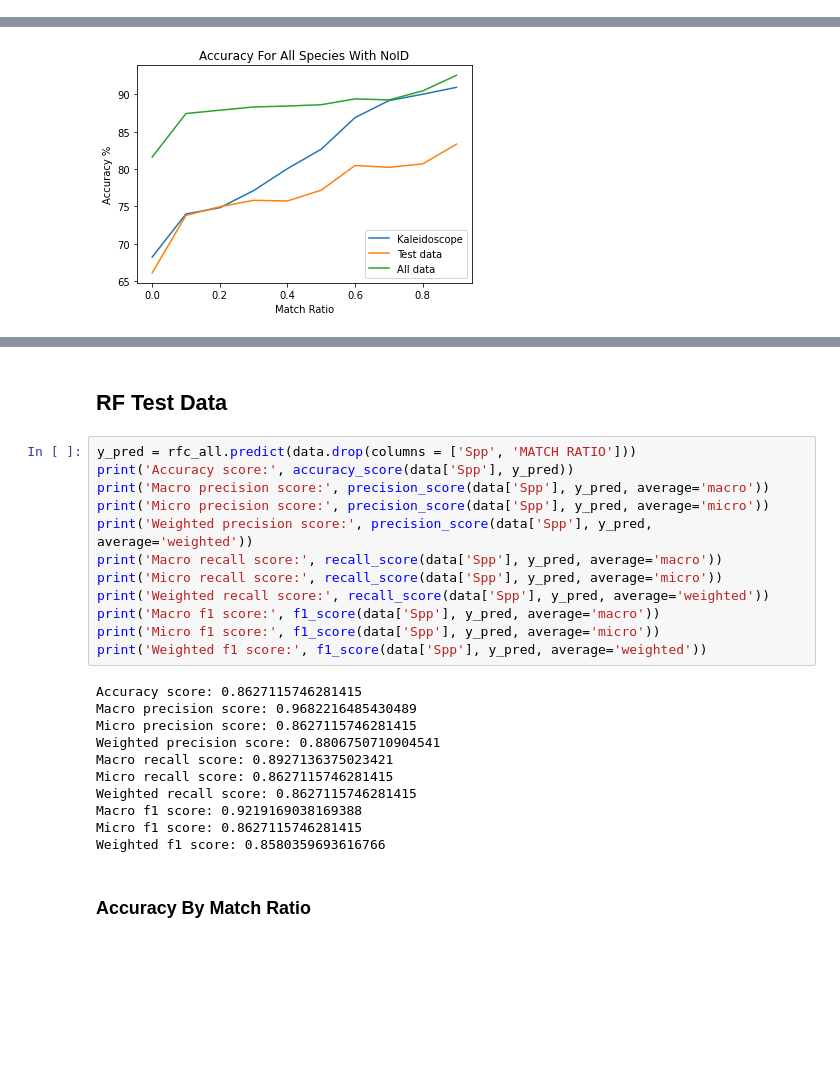
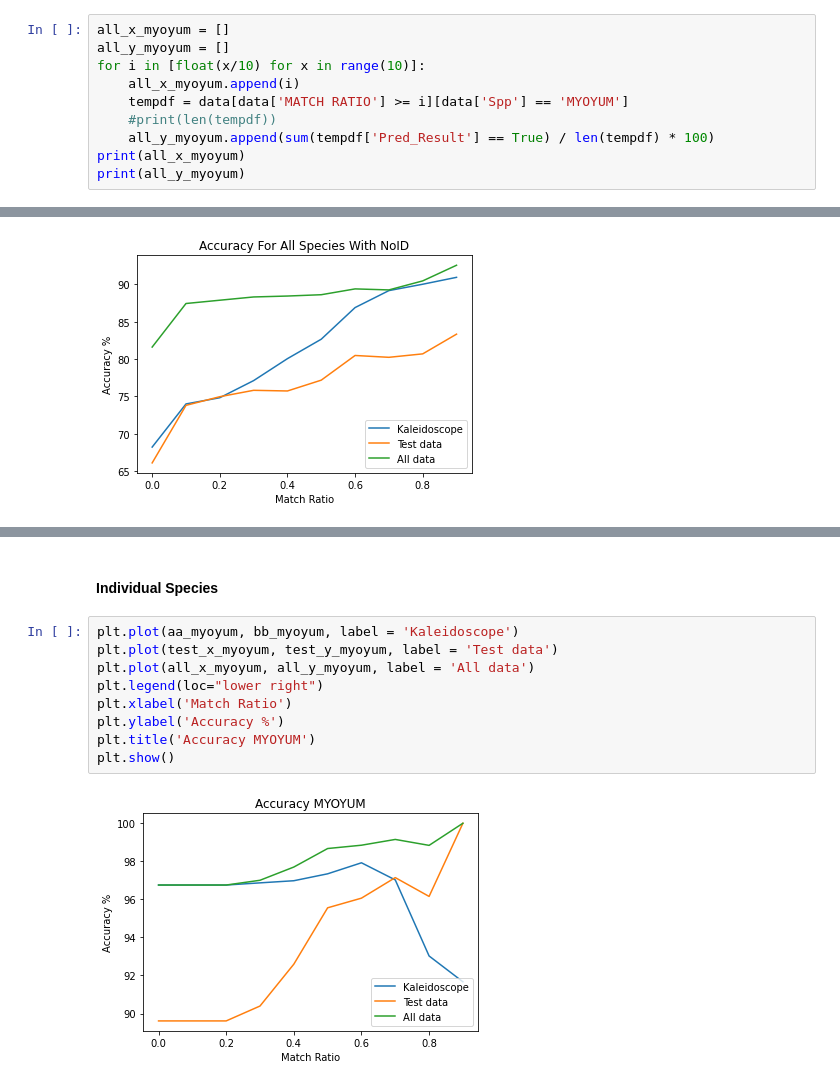
Before and after one commit to haberkornm/Springboard, a Jupyter notebook: Bat_Echolocation_Capstone/Modeling/Bat_Echolocation_Modeling.ipynb, the cells around one changed output, grey strips where cells are left out. Saved outputs shown, nothing was run; the diff lists cells and outputs as text; blank space fills up the shorter version.

```diff
--- a/Bat_Echolocation_Capstone/Modeling/Bat_Echolocation_Modeling.ipynb
+++ b/Bat_Echolocation_Capstone/Modeling/Bat_Echolocation_Modeling.ipynb
@@ -1162,0 +1282,10 @@ print(all_y_r3)
+# %%
+all_x_myoyum = []
+all_y_myoyum = []
+for i in [float(x/10) for x in range(10)]:
+    all_x_myoyum.append(i)
+    tempdf = data[data['MATCH RATIO'] >= i][data['Spp'] == 'MYOYUM']
+    #print(len(tempdf))
+    all_y_myoyum.append(sum(tempdf['Pred_Result'] == True) / len(tempdf) * 100)
+print(all_x_myoyum)
+print(all_y_myoyum)
@@ -1195,30 +1368,16 @@ plt.title('Accuracy For Three Species Without NoID')
 plt.show()
 # %% [output]
 [figure]
-# %% [markdown]
-## RF Test Data
-# %%
-y_pred = rfc_all.predict(data.drop(columns = ['Spp', 'MATCH RATIO']))
-print('Accuracy score:', accuracy_score(data['Spp'], y_pred))
-print('Macro precision score:', precision_score(data['Spp'], y_pred, average='macro'))
-print('Micro precision score:', precision_score(data['Spp'], y_pred, average='micro'))
-print('Weighted precision score:', precision_score(data['Spp'], y_pred, average='weighted'))
-print('Macro recall score:', recall_score(data['Spp'], y_pred, average='macro'))
-print('Micro recall score:', recall_score(data['Spp'], y_pred, average='micro'))
-print('Weighted recall score:', recall_score(data['Spp'], y_pred, average='weighted'))
-print('Macro f1 score:', f1_score(data['Spp'], y_pred, average='macro'))
-print('Micro f1 score:', f1_score(data['Spp'], y_pred, average='micro'))
-print('Weighted f1 score:', f1_score(data['Spp'], y_pred, average='weighted'))
-# %% [output]
-Accuracy score: 0.8627115746281415
-Macro precision score: 0.9682216485430489
-Micro precision score: 0.8627115746281415
-Weighted precision score: 0.8806750710904541
-Macro recall score: 0.8927136375023421
-Micro recall score: 0.8627115746281415
-Weighted recall score: 0.8627115746281415
-Macro f1 score: 0.9219169038169388
-Micro f1 score: 0.8627115746281415
-Weighted f1 score: 0.8580359693616766
-# %% [markdown]
-### Accuracy By Match Ratio
+# %% [markdown]
+#### Individual Species
+# %%
+plt.plot(aa_myoyum, bb_myoyum, label = 'Kaleidoscope')
+plt.plot(test_x_myoyum, test_y_myoyum, label = 'Test data')
+plt.plot(all_x_myoyum, all_y_myoyum, label = 'All data')
+plt.legend(loc="lower right")
+plt.xlabel('Match Ratio')
+plt.ylabel('Accuracy %')
+plt.title('Accuracy MYOYUM')
+plt.show()
+# %% [output]
+[figure, added]
```
Also changed, not shown: parts of 90 cells of this notebook.
